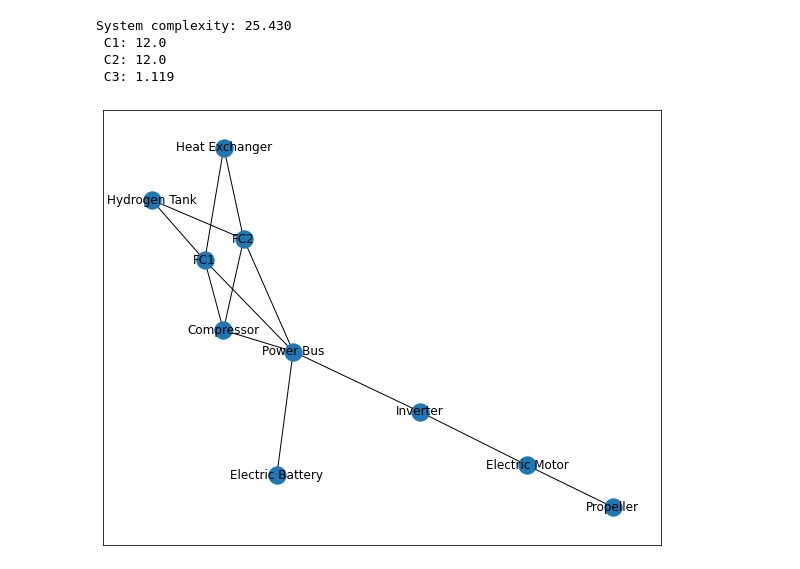
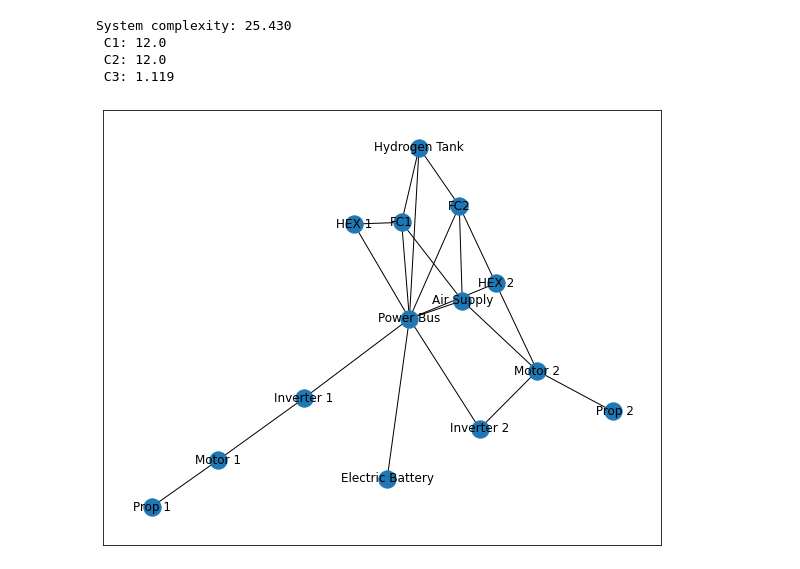
Before and after one commit to TaraHong/DSM, a Jupyter notebook: network.ipynb, the cells around one changed output. Saved outputs shown, nothing was run; the diff lists cells and outputs as text; code cells hidden in the pictures.

```diff
--- a/network.ipynb
+++ b/network.ipynb
@@ -27,22 +27,27 @@ System complexity: 25.430
  C1: 12.0
  C2: 12.0
  C3: 1.119
-# %%
-#Create an Adjacency Matrix based on DSM (slide 3)
-DSM_adjacency_HyFIVE =np.array([[0,1,1,0,0,0,0,0,0,0],
-                                [1,0,0,0,1,0,0,0,1,1],
-                                [1,0,0,0,1,0,0,0,1,1],
-                                [0,0,0,0,1,0,0,0,0,0],
-                                [0,1,1,1,0,1,0,0,0,1],
-                                [0,0,0,0,1,0,1,0,0,0],
-                                [0,0,0,0,0,1,0,1,0,0],
-                                [0,0,0,0,0,0,1,0,0,0],
-                                [0,1,1,0,0,0,0,0,0,0],
-                                [0,1,1,0,0,0,0,0,0,0]])
-labels = ['Hydrogen Tank', 'FC1', 'FC2', 'Electric Battery', 'Power Bus', 'Inverter', 'Electric Motor', 'Propeller', 'Heat Exchanger', 'Compressor']
-DSM_HyFIVE = pd.DataFrame(DSM_adjacency_HyFIVE, index=labels, columns=labels)
-## Plot Graph with Labels
-plt.figure(1, figsize=(10,8))
-nx.draw_networkx(nx.from_pandas_adjacency(DSM_HyFIVE))
-# %% [output]
-[figure, removed]
+# %%
+#Create an Adjacency Matrix based on DSM (slide 3)
+DSM_adjacency_HyFIVE =np.array([[0,1,1,0,1,0,0,0,0,0,0,0,0,0], #H2 System
+                                [1,0,0,0,1,0,0,0,0,0,0,1,0,1], #FC1
+                                [1,0,0,0,1,0,0,0,0,0,0,0,1,1], #FC2
+                                [0,0,0,0,1,0,0,0,0,0,0,0,0,0], #Battery
+                                [1,1,1,1,0,1,1,0,0,0,0,1,1,1], #E-Power Mgmt
+                                [0,0,0,0,1,0,0,1,0,0,0,0,0,0], #Inverter 1
+                                [0,0,0,0,1,0,0,0,1,0,0,0,0,0], #Inverter 2
+                                [0,0,0,0,0,1,0,0,0,1,0,0,0,0], #Motor 1
+                                [0,0,0,0,0,0,1,0,0,0,1,0,0,0], #Motor 2
+                                [0,0,0,0,0,0,0,1,0,0,0,0,0,0], #Prop 1
+                                [0,0,0,0,0,0,0,0,1,0,0,0,0,0], #Prop 2
+                                [0,1,0,0,1,0,0,0,0,0,0,0,0,0], #HEX1
+                                [0,0,1,0,1,0,0,0,0,0,0,0,0,0], #HEX2
+                                [0,1,1,0,1,0,0,0,0,0,0,0,0,0]]) #O2
+
+labels = ['Hydrogen Tank', 'FC1', 'FC2', 'Electric Battery', 'Power Bus', 'Inverter 1', 'Inverter 2', 'Motor 1', 'Motor 2', 'Prop 1', ' Prop 2','HEX 1', 'HEX 2', 'Air Supply']
+DSM_HyFIVE = pd.DataFrame(DSM_adjacency_HyFIVE, index=labels, columns=labels)
+## Plot Graph with Labels
+plt.figure(1, figsize=(10,8))
+nx.draw_networkx(nx.from_pandas_adjacency(DSM_HyFIVE))
+# %% [output]
+[figure, added]
```
